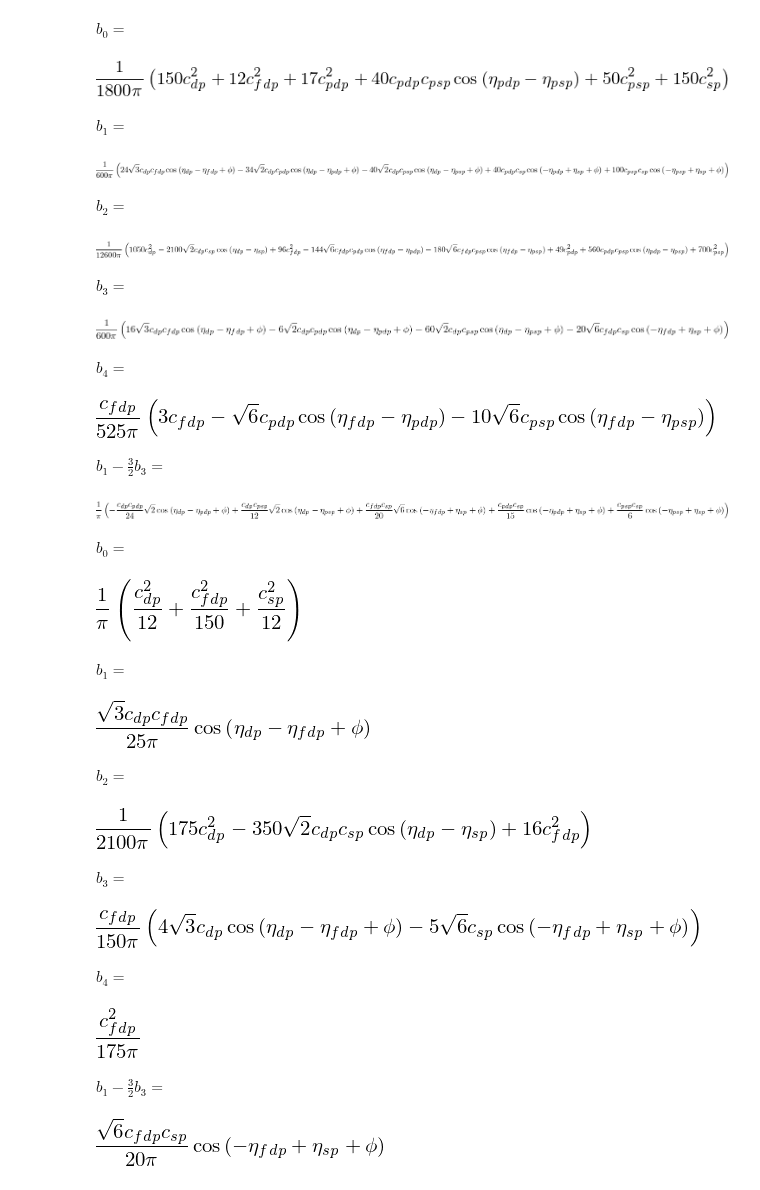
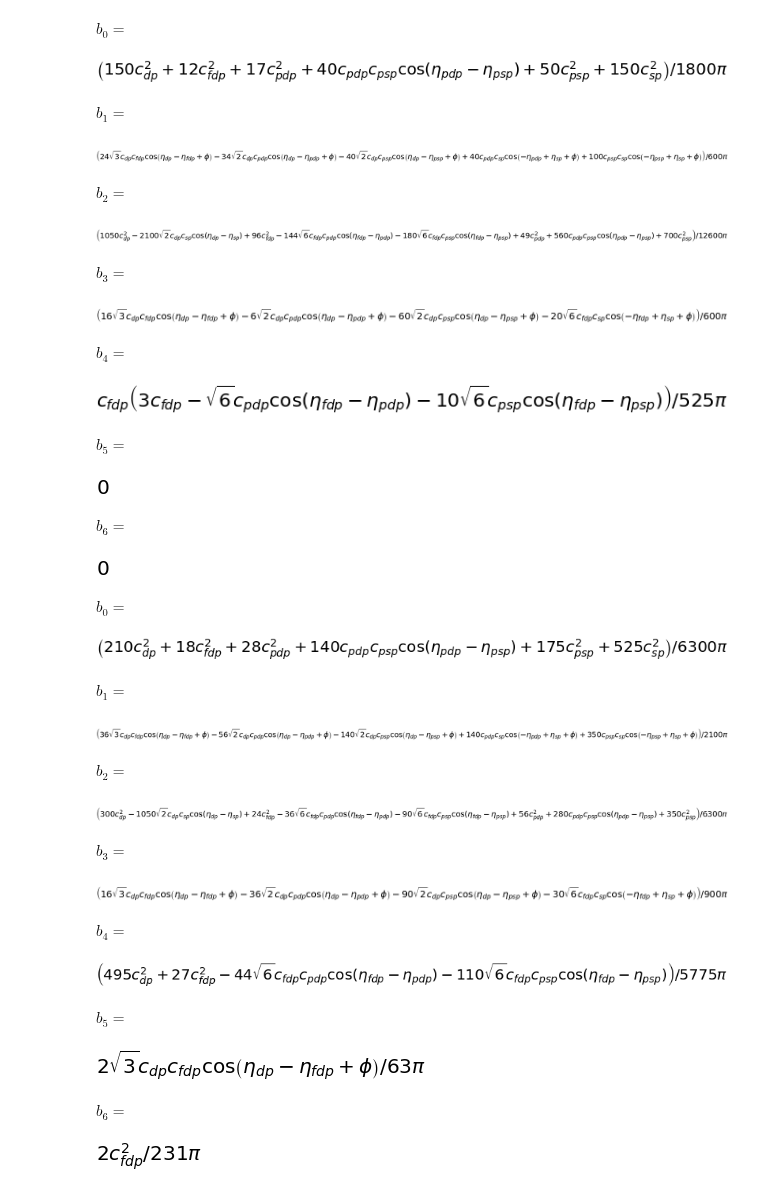
Before and after one commit to DaehyunPY/FERMI20144077, a Jupyter notebook: Notebooks/Solve Ne PAD eq.ipynb, the cells around one changed output. Cells and saved outputs as stored; diff of their text form; code cells hidden in the pictures.

Commit message:
Update notebook "Solve Ne PAD eq.ipynb"

```diff
--- a/Notebooks/Solve Ne PAD eq.ipynb
+++ b/Notebooks/Solve Ne PAD eq.ipynb
@@ -160,50 +157,58 @@ solved = solve_eq(pads['summed'])
 # %%
+solved = solve_eq(pads['summed'])
 for k, v in [
         [r"$b_0=$", "b0"],
         [r"$b_1=$", "b1"],
         [r"$b_2=$", "b2"],
         [r"$b_3=$", "b3"],
         [r"$b_4=$", "b4"],
-        [r"$b_1-\frac{3}{2}b_3=$", "b1m3"],
+        [r"$b_5=$", "b5"],
+        [r"$b_6=$", "b6"],
     ]:
     display(Latex(k))
     display(solved[f"{v}"])
     print()
 # %% [output]
 $b_0=$
-[figure, old version]
+[figure, new version]
 $b_1=$
-[figure, old version]
+[figure, new version]
 $b_2=$
-[figure, old version]
+[figure, new version]
 $b_3=$
-[figure, old version]
+[figure, new version]
 $b_4=$
-[figure, old version]
+[figure, new version]
-$b_1-\frac{3}{2}b_3=$
+$b_5=$
-[figure, old version]
+[figure, new version]
+$b_6=$
+[figure, added]
 # %%
+solved = solve_eq(pads['m=0'])
 for k, v in [
         [r"$b_0=$", "b0"],
         [r"$b_1=$", "b1"],
         [r"$b_2=$", "b2"],
         [r"$b_3=$", "b3"],
         [r"$b_4=$", "b4"],
-        [r"$b_1-\frac{3}{2}b_3=$", "b1m3"],
+        [r"$b_5=$", "b5"],
+        [r"$b_6=$", "b6"],
     ]:
     display(Latex(k))
-    display(solved[f"{v}"].subs(c_psp, 0).subs(c_pdp, 0).cancel().simplify())
+    display(solved[f"{v}"])
     print()
 # %% [output]
 $b_0=$
-[figure, old version]
+[figure, new version]
 $b_1=$
-[figure, old version]
+[figure, new version]
 $b_2=$
-[figure, old version]
+[figure, new version]
 $b_3=$
-[figure, old version]
+[figure, new version]
 $b_4=$
-[figure, old version]
+[figure, new version]
-$b_1-\frac{3}{2}b_3=$
+$b_5=$
-[figure, old version]
+[figure, new version]
+$b_6=$
+[figure, added]
```
Also changed, not shown: parts of 2 cells of this notebook.
